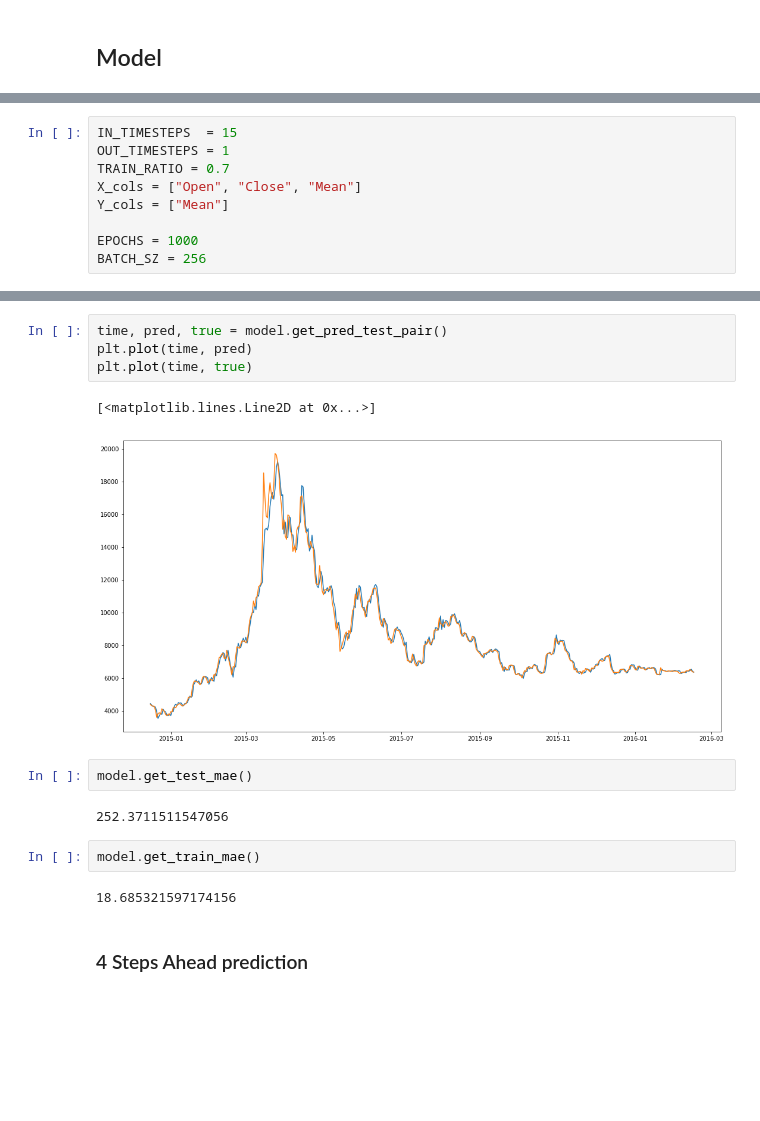
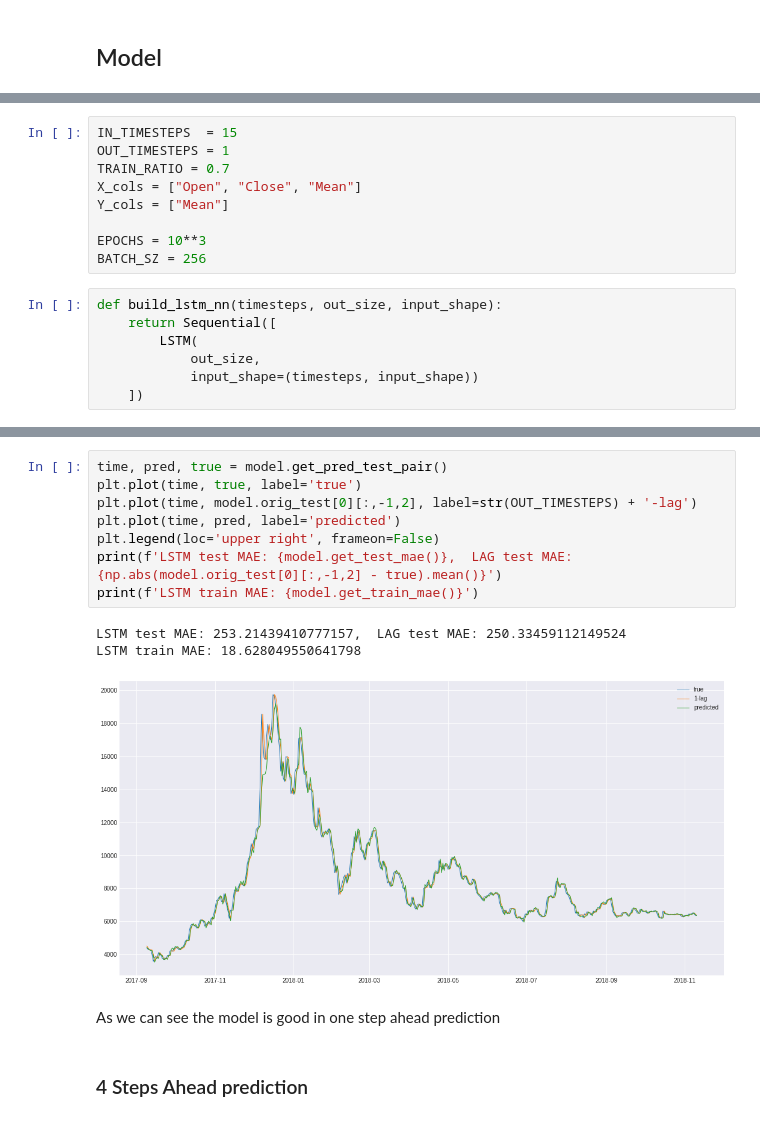
Before and after one commit to Angelogeb/data-mining, a Jupyter notebook: hw4/LSTM for Timeseries.ipynb, the cells around one changed output, grey strips where cells are left out. Drawn from its saved outputs; the diff is of its cells as text; blank space fills up the shorter version.

Commit message:
Added lag model

```diff
--- a/hw4/LSTM for Timeseries.ipynb
+++ b/hw4/LSTM for Timeseries.ipynb
@@ -183,6 +176,13 @@ TRAIN_RATIO = 0.7
 X_cols = ["Open", "Close", "Mean"]
 Y_cols = ["Mean"]
 
-EPOCHS = 1000
+EPOCHS = 10**3
 BATCH_SZ = 256
+# %%
+def build_lstm_nn(timesteps, out_size, input_shape):
+    return Sequential([
+        LSTM(
+            out_size,
+            input_shape=(timesteps, input_shape))
+    ])
 # %%
@@ -218,18 +211,17 @@ Epoch 1000/1000
-# %%
-time, pred, true = model.get_pred_test_pair()
-plt.plot(time, pred)
-plt.plot(time, true)
-# %% [output]
-[<matplotlib.lines.Line2D at 0x...>]
-[figure, removed]
-# %%
-model.get_test_mae()
-# %% [output]
-252.3711511547056
-# %%
-model.get_train_mae()
-# %% [output]
-18.685321597174156
+# %%
+time, pred, true = model.get_pred_test_pair()
+plt.plot(time, true, label='true')
+plt.plot(time, model.orig_test[0][:,-1,2], label=str(OUT_TIMESTEPS) + '-lag')
+plt.plot(time, pred, label='predicted')
+plt.legend(loc='upper right', frameon=False)
+print(f'LSTM test MAE: {model.get_test_mae()},  LAG test MAE: {np.abs(model.orig_test[0][:,-1,2] - true).mean()}')
+print(f'LSTM train MAE: {model.get_train_mae()}')
+# %% [output]
+LSTM test MAE: 253.21439410777157,  LAG test MAE: 250.33459112149524
+LSTM train MAE: 18.628049550641798
+[figure, added]
+# %% [markdown]
+As we can see the model is good in one step ahead prediction
 # %% [markdown]
 ### 4 Steps Ahead prediction
 # %%
```
Also changed, not shown: parts of 32 cells of this notebook, 3 other files.
